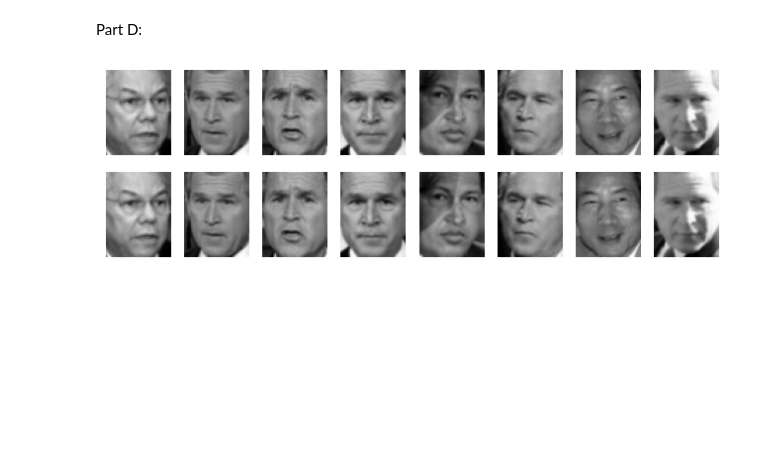
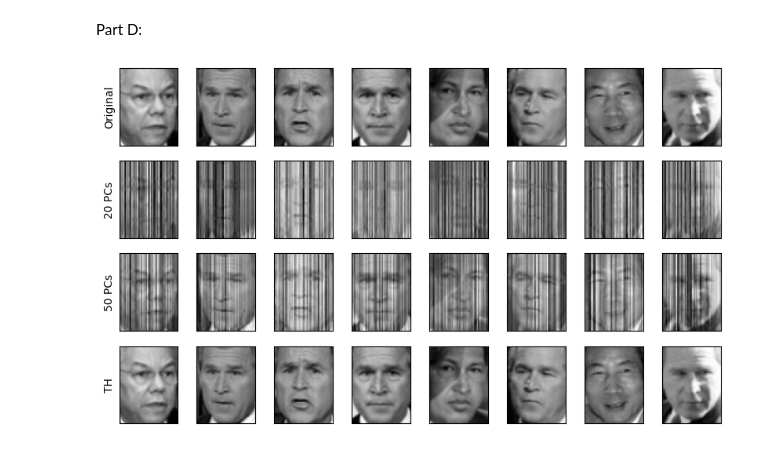
Before and after one commit to Kassra-sinaei/ML_HW5, a Jupyter notebook: HW05.ipynb, the cells around one changed output. Drawn from its saved outputs; the diff is of its cells as text; code cells hidden in the pictures; blank space fills up the shorter version.

Commit message:
Q8 images drawn

```diff
--- a/HW05.ipynb
+++ b/HW05.ipynb
@@ -292,0 +268,11 @@ for i in range(8):
+# %%
+fig, ax = plt.subplots(3, 10,figsize=(10,4))
+fig.set_dpi(100)
+for i in range(30):
+
+    projected, _, eig = PCATransformer(faces.images[0], int(1.8*i))
+    recon = projected.dot(eig)
+    ax[int(i/10),i%10].imshow(recon, cmap='Purples')
+
+    ax[int(i/10),i%10].get_xaxis().set_ticks([])
+    ax[int(i/10),i%10].get_yaxis().set_ticks([])
@@ -293,17 +281,36 @@ for i in range(8):
 # %% [markdown]
 Part D:
 # %%
-fig, ax = plt.subplots(2, 8,figsize=(8,2.5))
+fig, ax = plt.subplots(4, 8,figsize=(10,6))
 fig.set_dpi(100)
 for i in range(8):
     ax[0,i].imshow(faces.images[i], cmap='gray')    # Original Image
 
+    projected, _, eig = PCATransformer(faces.images[i], 20)
+    recon = projected.dot(eig)
+    ax[1,i].imshow(recon, cmap='gray')      # 20 PC
+
+    projected, _, eig = PCATransformer(faces.images[i], 40)
+    recon = projected.dot(eig)
+    ax[2,i].imshow(recon, cmap='gray')      # 50 PC
+
     projected, _, eig = PCATransformer(faces.images[i], th)
     recon = projected.dot(eig)
-    ax[1,i].imshow(recon, cmap='gray')      # Optimum TH PC
+    ax[3,i].imshow(recon, cmap='gray')      # Optimum TH PC
 
 
-    ax[0,i].axis('off')
-    ax[1,i].axis('off')
+    ax[0,i].get_xaxis().set_ticks([])
+    ax[0,i].get_yaxis().set_ticks([])
+    ax[1,i].get_xaxis().set_ticks([])
+    ax[1,i].get_yaxis().set_ticks([])
+    ax[2,i].get_xaxis().set_ticks([])
+    ax[2,i].get_yaxis().set_ticks([])
+    ax[3,i].get_xaxis().set_ticks([])
+    ax[3,i].get_yaxis().set_ticks([])
+
+rows = ['Original', '20 PCs', '50 PCs', 'TH']
+
+for ax, row in zip(ax[:,0], rows):
+    ax.set_ylabel(row)
 # %% [output]
-[figure, old version]
+[figure, new version]
```
Also changed, not shown: parts of 3 cells of this notebook.
